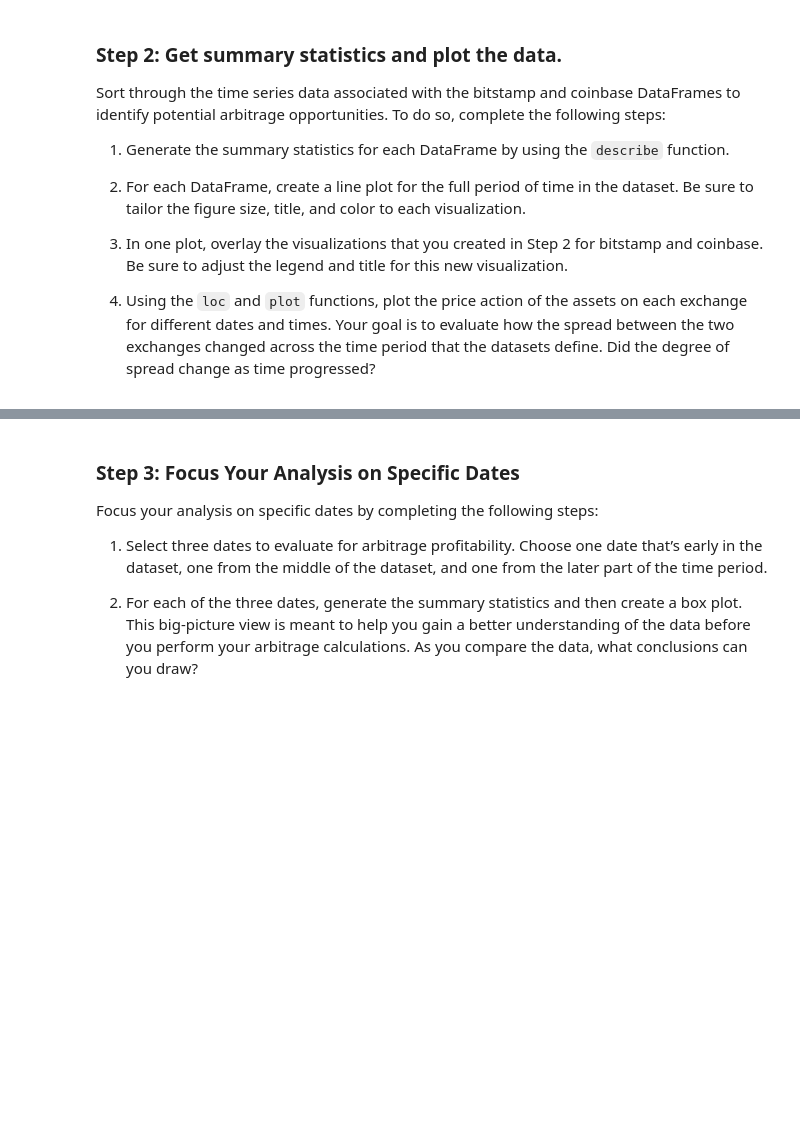
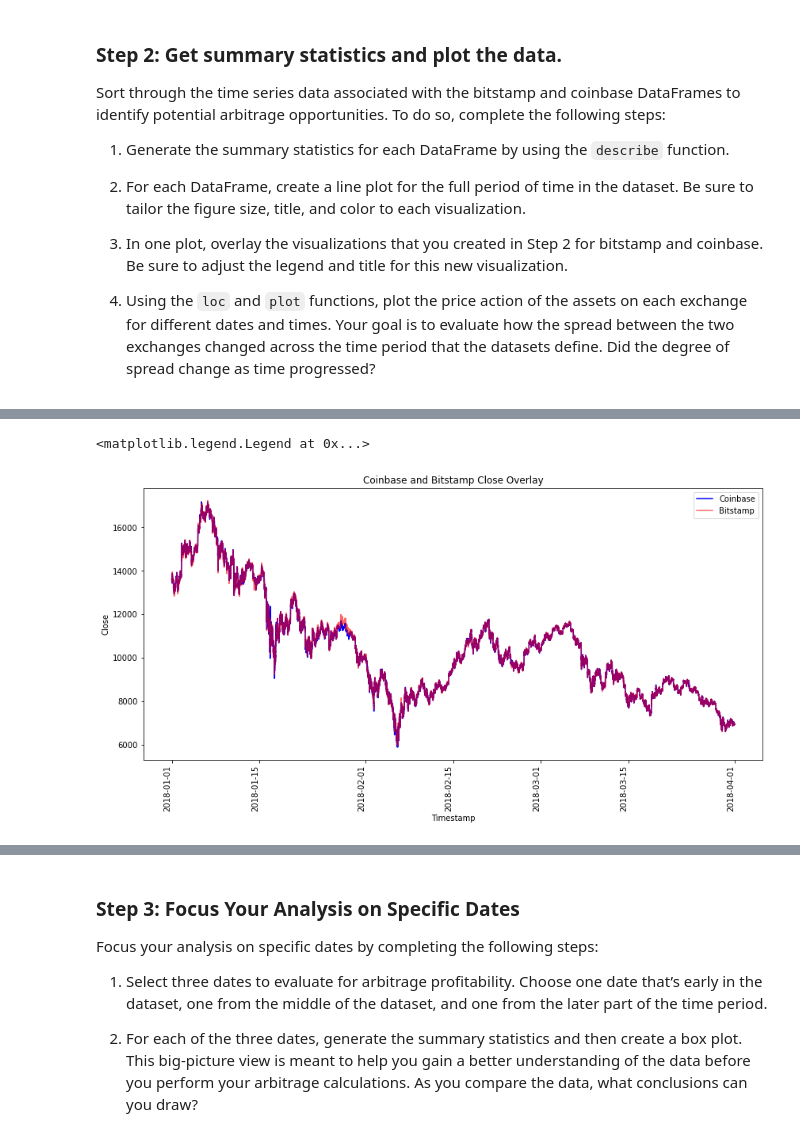
Before and after one commit to scottslusher/Crypto-Arbitrage, a Jupyter notebook: Starter_Code/Starter_Code/crypto_arbitrage.ipynb, the cells around one changed output, grey strips where cells are left out. Drawn from its saved outputs; the diff is of its cells as text; code cells hidden in the pictures; blank space fills up the shorter version.

```diff
--- a/Starter_Code/Starter_Code/crypto_arbitrage.ipynb
+++ b/Starter_Code/Starter_Code/crypto_arbitrage.ipynb
@@ -241,8 +283,12 @@ Sort through the time series data associated with the bitstamp and coinbase Data
 # %%
 # Overlay the visualizations for the bitstamp and coinbase DataFrames in one plot
 # The plot should visualize the prices over the full lenth of the dataset
 # Be sure to include the parameters: legend, figure size, title, and color and label
-# YOUR CODE HERE
+coinbase_sliced['Close'].plot(figsize=(14,7), rot=90, color="blue")
+bitstamp_sliced['Close'].plot(figsize=(14,7), title="Coinbase and Bitstamp Close Overlay", rot=90, color="red", ylabel="Close", alpha=0.6).legend(["Coinbase", "Bitstamp"])
+# %% [output]
+<matplotlib.legend.Legend at 0x...>
+[figure, added]
 # %%
 # Using the loc and plot functions, create an overlay plot that visualizes
 # the price action of both DataFrames for a one month period early in the dataset
```
Also changed, not shown: parts of 9 cells of this notebook.
